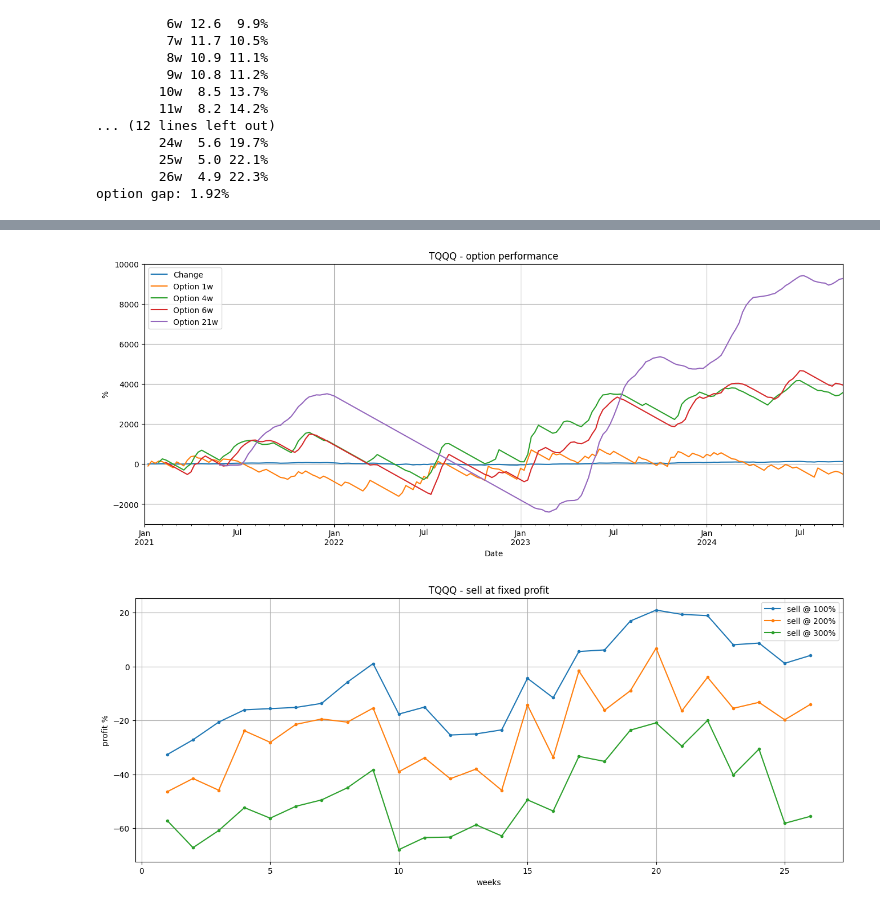
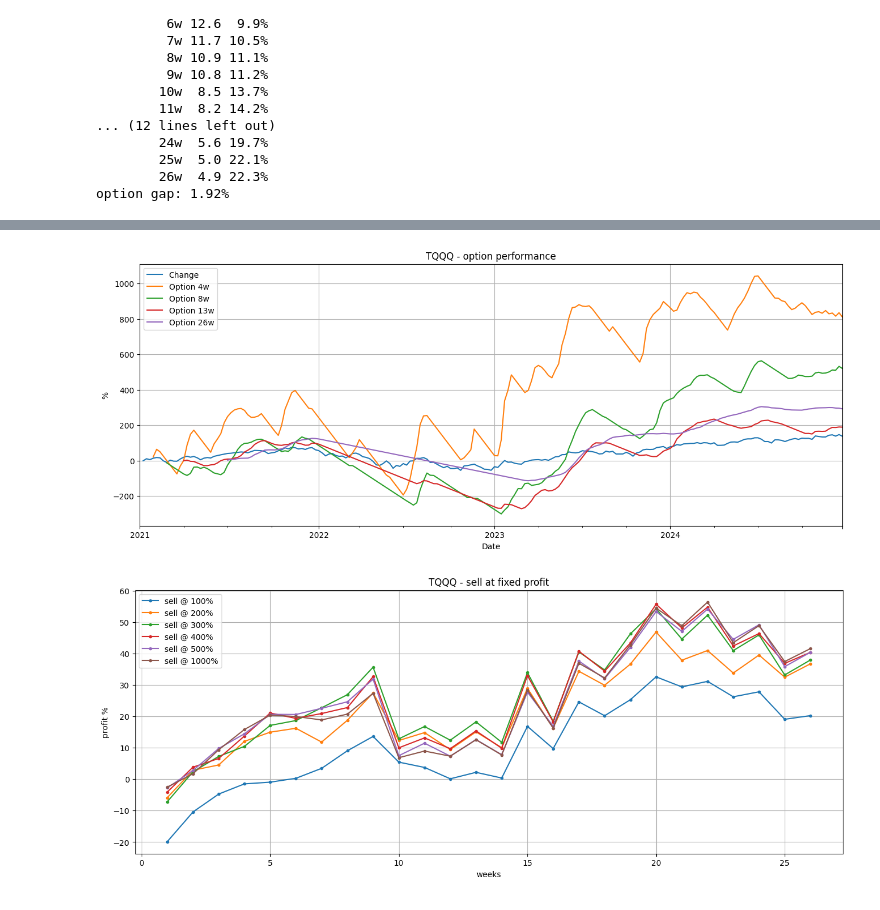
Before and after one commit to dotchev/stox, a Jupyter notebook: weekly-TQQQ.ipynb, the cells around one changed output, grey strips where cells are left out. Cells and saved outputs as stored; diff of their text form; code cells hidden in the pictures.

```diff
--- a/weekly-TQQQ.ipynb
+++ b/weekly-TQQQ.ipynb
@@ -197,8 +182,8 @@ plt.show()
 plt.figure(figsize=(16,6))
 history['Change'].cumsum().plot()
 
-for w in [1,4,6,21]:
-    history[f'Option {w}w'].cumsum().plot()
+for w in [4,8,13,26]:
+    (history[f'Option {w}w'].cumsum()/w).plot()
 
 plt.legend(loc='upper left')
 plt.title(f'{tickerSymbol} - option performance')
@@ -207,27 +192,28 @@ plt.ylabel('%')
 plt.grid()
 plt.show()
 # %% [output]
-[figure, old version]
+[figure, new version]
 # %%
 plt.figure(figsize=(16,6))
 
-for percent in [100,200,300]:
+for maxprofit in [100,200,300,400,500,1000]:
     data = {}
     for weeks in option_leverage:
         lvr = option_leverage[weeks]
-        window_max = history['High'].rolling(window=pd.api.indexers.FixedForwardWindowIndexer(window_size=weeks)).max()
-        wmax = (((window_max / history['Open'] - 1) * 100 - gap) * lvr - 100).clip(lower=-100)
-        wmax = wmax.dropna()
-        q = (wmax >= percent).mean()
-        data[weeks] = q * (percent + 100) - 100
+        WStart = history.Close.shift(weeks)
+        WHigh = history.High.rolling(window=weeks).max()
+        eow_profit = (((history.Close / WStart - 1) * 100 - gap) * lvr - 100).clip(lower=-100)
+        wmax_profit = (((WHigh / WStart - 1) * 100 - gap) * lvr - 100).clip(upper=maxprofit)
+        profit = wmax_profit.where(wmax_profit >= maxprofit, eow_profit)
+        data[weeks] = profit[weeks:].mean()
 
-    plt.plot(*zip(*sorted(data.items())), label=f'sell @ {percent}%', marker='.')
+    plt.plot(*zip(*sorted(data.items())), label=f'sell @ {maxprofit}%', marker='.')
 
-plt.legend(loc='upper right')
+plt.legend()
 plt.title(f'{tickerSymbol} - sell at fixed profit')
 plt.xlabel('weeks')
 plt.ylabel('profit %')
 plt.grid()
 plt.show()
 # %% [output]
-[figure, old version]
+[figure, new version]
```
Also changed, not shown: parts of 5 cells of this notebook, 1 other file.
